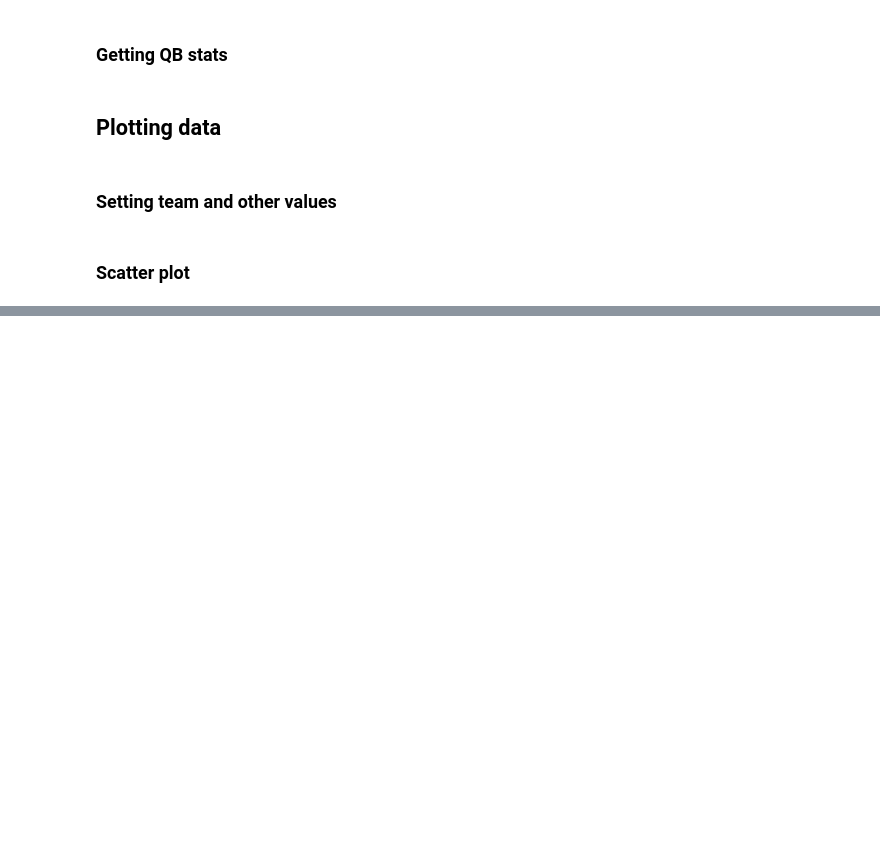
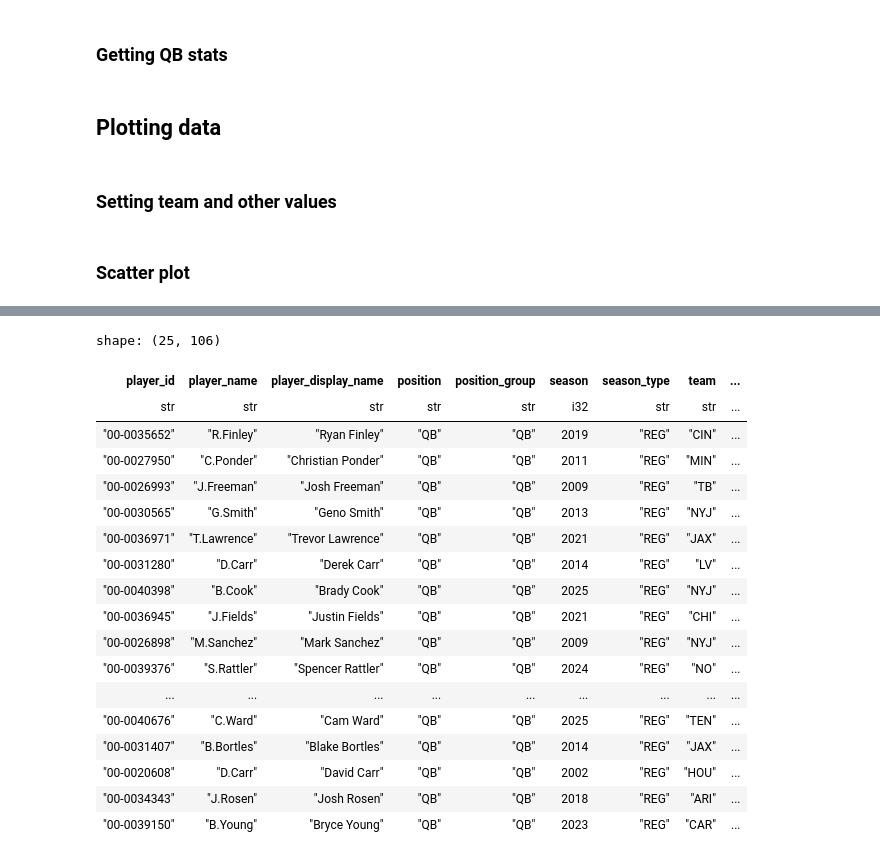
Before and after one commit to chickenandstats/chickenstats-blog, a Jupyter notebook: nbs/blog/posts/tennessee_titans/titans_qbs/index.ipynb, the cells around one changed output, grey strips where cells are left out. Drawn from its saved outputs; the diff is of its cells as text; code cells hidden in the pictures; blank space fills up the shorter version.

```diff
--- a/nbs/blog/posts/tennessee_titans/titans_qbs/index.ipynb
+++ b/nbs/blog/posts/tennessee_titans/titans_qbs/index.ipynb
@@ -332,0 +395,24 @@ fig.savefig(savepath, transparent=False, bbox_inches="tight")
+# %%
+qb_stats.filter(pl.col("player_name").str.contains("V.Young"))
+# qb_stats.sort("passing_epa_sum", descending=True).head(25)["player_name"].unique().to_list()
+qb_stats.filter(pl.col("years_exp") == 0).sort("passing_epa_sum", descending=True).tail(25)
+# %% [output]
+shape: (25, 106)
+| player_id | player_name | player_display_name | position | position_group | season | season_type | team | ... |
+| str | str | str | str | str | i32 | str | str | ... |
+| "00-0035652" | "R.Finley" | "Ryan Finley" | "QB" | "QB" | 2019 | "REG" | "CIN" | ... |
+| "00-0027950" | "C.Ponder" | "Christian Ponder" | "QB" | "QB" | 2011 | "REG" | "MIN" | ... |
+| "00-0026993" | "J.Freeman" | "Josh Freeman" | "QB" | "QB" | 2009 | "REG" | "TB" | ... |
+| "00-0030565" | "G.Smith" | "Geno Smith" | "QB" | "QB" | 2013 | "REG" | "NYJ" | ... |
+| "00-0036971" | "T.Lawrence" | "Trevor Lawrence" | "QB" | "QB" | 2021 | "REG" | "JAX" | ... |
+| "00-0031280" | "D.Carr" | "Derek Carr" | "QB" | "QB" | 2014 | "REG" | "LV" | ... |
+| "00-0040398" | "B.Cook" | "Brady Cook" | "QB" | "QB" | 2025 | "REG" | "NYJ" | ... |
+| "00-0036945" | "J.Fields" | "Justin Fields" | "QB" | "QB" | 2021 | "REG" | "CHI" | ... |
+| "00-0026898" | "M.Sanchez" | "Mark Sanchez" | "QB" | "QB" | 2009 | "REG" | "NYJ" | ... |
+| "00-0039376" | "S.Rattler" | "Spencer Rattler" | "QB" | "QB" | 2024 | "REG" | "NO" | ... |
+| ... | ... | ... | ... | ... | ... | ... | ... | ... |
+| "00-0040676" | "C.Ward" | "Cam Ward" | "QB" | "QB" | 2025 | "REG" | "TEN" | ... |
+| "00-0031407" | "B.Bortles" | "Blake Bortles" | "QB" | "QB" | 2014 | "REG" | "JAX" | ... |
+| "00-0020608" | "D.Carr" | "David Carr" | "QB" | "QB" | 2002 | "REG" | "HOU" | ... |
+| "00-0034343" | "J.Rosen" | "Josh Rosen" | "QB" | "QB" | 2018 | "REG" | "ARI" | ... |
+| "00-0039150" | "B.Young" | "Bryce Young" | "QB" | "QB" | 2023 | "REG" | "CAR" | ... |
```
Also changed, not shown: parts of 6 cells of this notebook, 9 other files.
